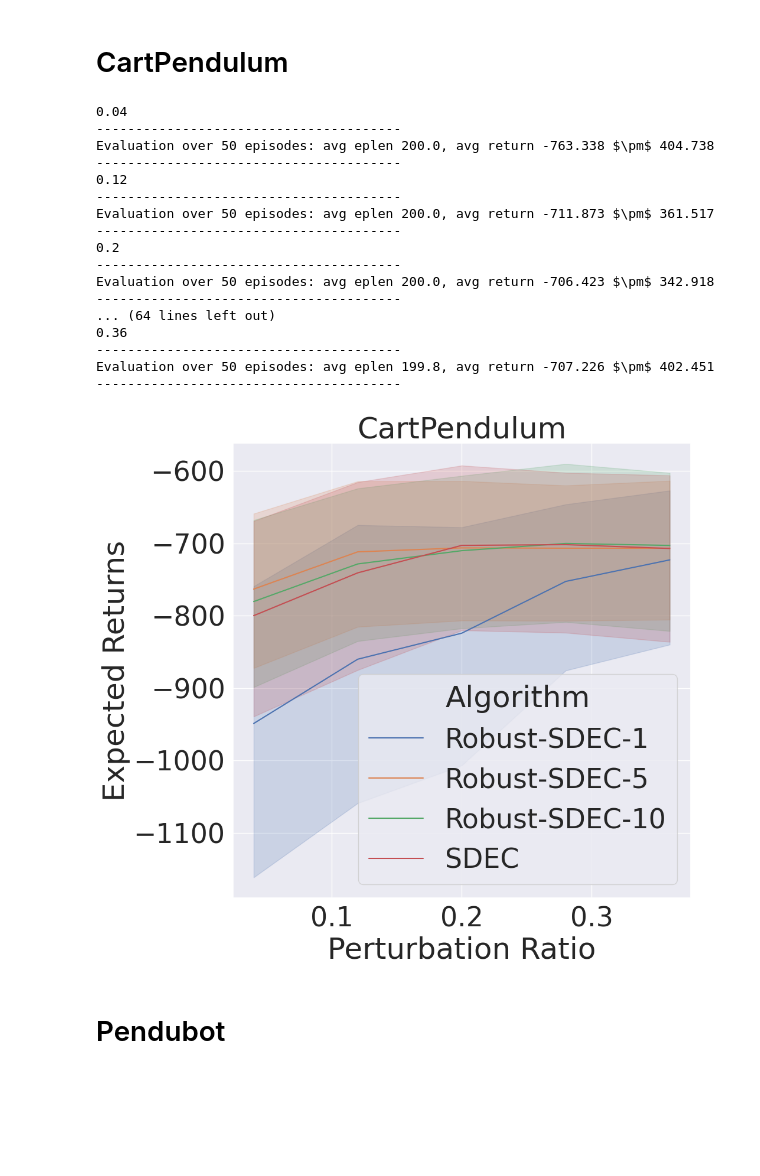
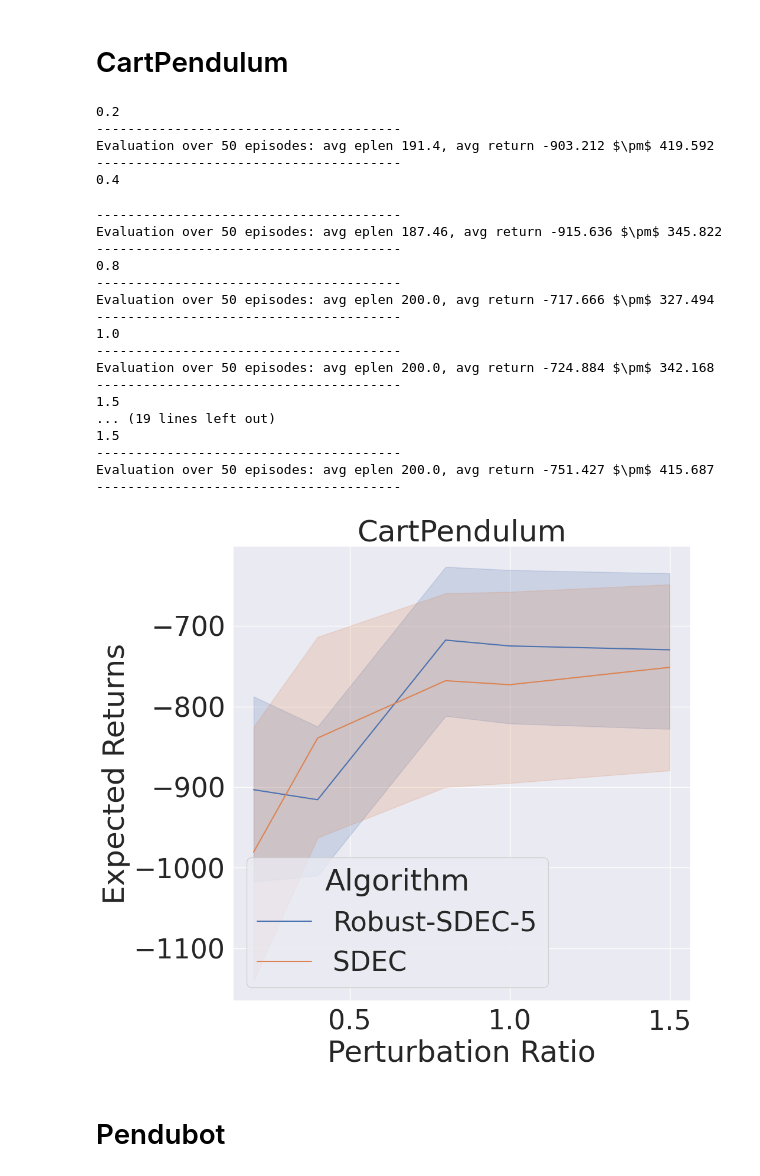
Before and after one commit to mahaitongdae/lvrep-rl-cloned, a Jupyter notebook: eval_robust.ipynb, the cells around one changed output. Drawn from its saved outputs; the diff is of its cells as text; code cells hidden in the pictures; blank space fills up the shorter version.

```diff
--- a/eval_robust.ipynb
+++ b/eval_robust.ipynb
@@ -116,47 +116,52 @@ import pandas as pd
 
 from eval_v2_robust import eval_robust
 
-cp_df_robust_5 = eval_robust('/home/haitong/PycharmProjects/lvrep-rl-cloned/log/CartPendulum-v0_sigma_1.0_rew_scale_0.3/rfsac_robust_True_nystrom_False_rf_num_8192_learn_rf_False/seed_1_radius_5.0_2024-05-17-19-10-04_adjust_norm')
-cp_df_robust_10 = eval_robust('/home/haitong/PycharmProjects/lvrep-rl-cloned/log/CartPendulum-v0_sigma_1.0_rew_scale_0.3/rfsac_robust_True_nystrom_False_rf_num_8192_learn_rf_False/seed_1_radius_10.0_2024-05-17-19-49-59_adjust_norm')
-cp_df_robust_1 = eval_robust(
-    '/home/haitong/PycharmProjects/lvrep-rl-cloned/log/CartPendulum-v0_sigma_1.0_rew_scale_0.3/rfsac_robust_True_nystrom_False_rf_num_8192_learn_rf_False/seed_1_radius_1.0_2024-05-17-18-27-37_adjust_norm')
-cp_df_common = eval_robust('/home/haitong/PycharmProjects/lvrep-rl-cloned/log/CartPendulum-v0_sigma_1.0_rew_scale_0.3/rfsac_robust_False_nystrom_False_rf_num_8192_learn_rf_False/seed_1_2024-05-15-10-03-31_adjust_norm')
+cp_df_robust_5 = eval_robust('/home/haitong/PycharmProjects/lvrep-rl-cloned/log/CartPendulum-v0_sigma_0.0_rew_scale_0.3/rfsac_robust_True_nystrom_False_rf_num_8192_learn_rf_False/seed_1_radius_5.0_2024-05-18-14-36-10_adjust_norm')
+# cp_df_robust_10 = eval_robust('/home/haitong/PycharmProjects/lvrep-rl-cloned/log/CartPendulum-v0_sigma_1.0_rew_scale_0.3/rfsac_robust_True_nystrom_False_rf_num_8192_learn_rf_False/seed_1_radius_10.0_2024-05-17-19-49-59_adjust_norm')
+# cp_df_robust_1 = eval_robust(
+#     '/home/haitong/PycharmProjects/lvrep-rl-cloned/log/CartPendulum-v0_sigma_1.0_rew_scale_0.3/rfsac_robust_True_nystrom_False_rf_num_8192_learn_rf_False/seed_1_radius_1.0_2024-05-17-18-27-37_adjust_norm')
+cp_df_common = eval_robust('/home/haitong/PycharmProjects/lvrep-rl-cloned/log/CartPendulum-v0_sigma_0.0_rew_scale_0.3/rfsac_robust_False_nystrom_False_rf_num_8192_learn_rf_False/seed_1_radius_1.0_2024-05-18-14-02-40_adjust_norm')
 # %% [output]
-0.04
----------------------------------------
-Evaluation over 50 episodes: avg eplen 200.0, avg return -763.338 $\pm$ 404.738
----------------------------------------
-0.12
----------------------------------------
-Evaluation over 50 episodes: avg eplen 200.0, avg return -711.873 $\pm$ 361.517
----------------------------------------
 0.2
 ---------------------------------------
-Evaluation over 50 episodes: avg eplen 200.0, avg return -706.423 $\pm$ 342.918
+Evaluation over 50 episodes: avg eplen 191.4, avg return -903.212 $\pm$ 419.592
 ---------------------------------------
-... (64 lines left out)
-0.36
----------------------------------------
-Evaluation over 50 episodes: avg eplen 199.8, avg return -707.226 $\pm$ 402.451
----------------------------------------
+0.4
+---------------------------------------
+Evaluation over 50 episodes: avg eplen 187.46, avg return -915.636 $\pm$ 345.822
+---------------------------------------
+0.8
+---------------------------------------
+Evaluation over 50 episodes: avg eplen 200.0, avg return -717.666 $\pm$ 327.494
+---------------------------------------
+1.0
+---------------------------------------
+Evaluation over 50 episodes: avg eplen 200.0, avg return -724.884 $\pm$ 342.168
+---------------------------------------
+1.5
+... (19 lines left out)
+1.5
+---------------------------------------
+Evaluation over 50 episodes: avg eplen 200.0, avg return -751.427 $\pm$ 415.687
+---------------------------------------
 # %%
 cp_df_common['Algorithm'] = 'SDEC'
 cp_df_robust_5['Algorithm'] = 'Robust-SDEC-5'
-cp_df_robust_10['Algorithm'] = 'Robust-SDEC-10'
-cp_df_robust_1['Algorithm'] = 'Robust-SDEC-1'
+# cp_df_robust_10['Algorithm'] = 'Robust-SDEC-10'
+# cp_df_robust_1['Algorithm'] = 'Robust-SDEC-1'
 import pandas as pd
 import seaborn as sns
 import matplotlib.pyplot as plt
-df = pd.concat([cp_df_robust_1, cp_df_robust_5, cp_df_robust_10, cp_df_common], ignore_index=True)
+df = pd.concat([cp_df_robust_5, cp_df_common], ignore_index=True)
 plt.figure(figsize=[10,10])
 sns.set(font_scale=3)
 sns.lineplot(data=df, x='m', y='rets', hue='Algorithm')
 plt.title('CartPendulum')
 plt.xlabel('Perturbation Ratio')
 plt.ylabel('Expected Returns')
-plt.savefig('./log/Adata4plot_robust/pendubot_robust.pdf')
+plt.savefig('./log/Adata4plot_robust/cartpole_robust.pdf')
 # %% [output]
-[figure, old version]
+[figure, new version]
 # %% [markdown]
 # Pendubot
 # %%
```
Also changed, not shown: 5 other files.
